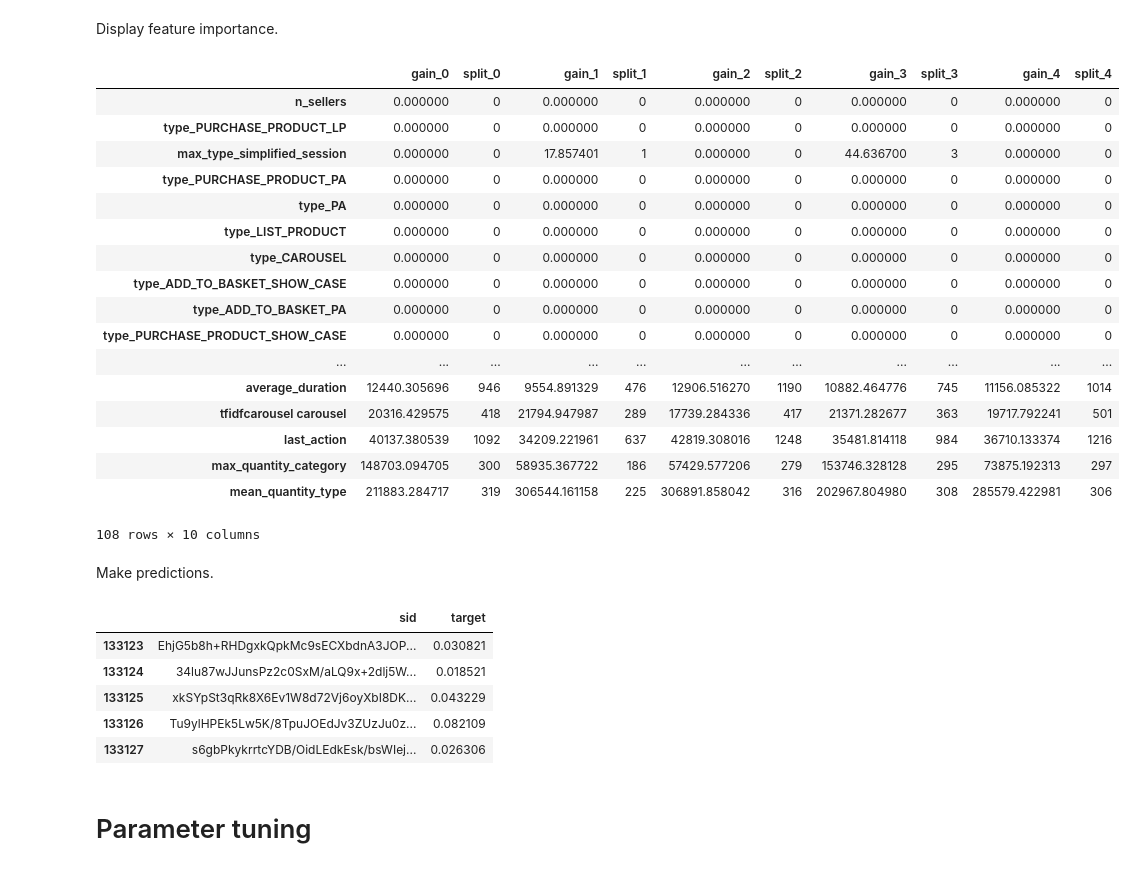
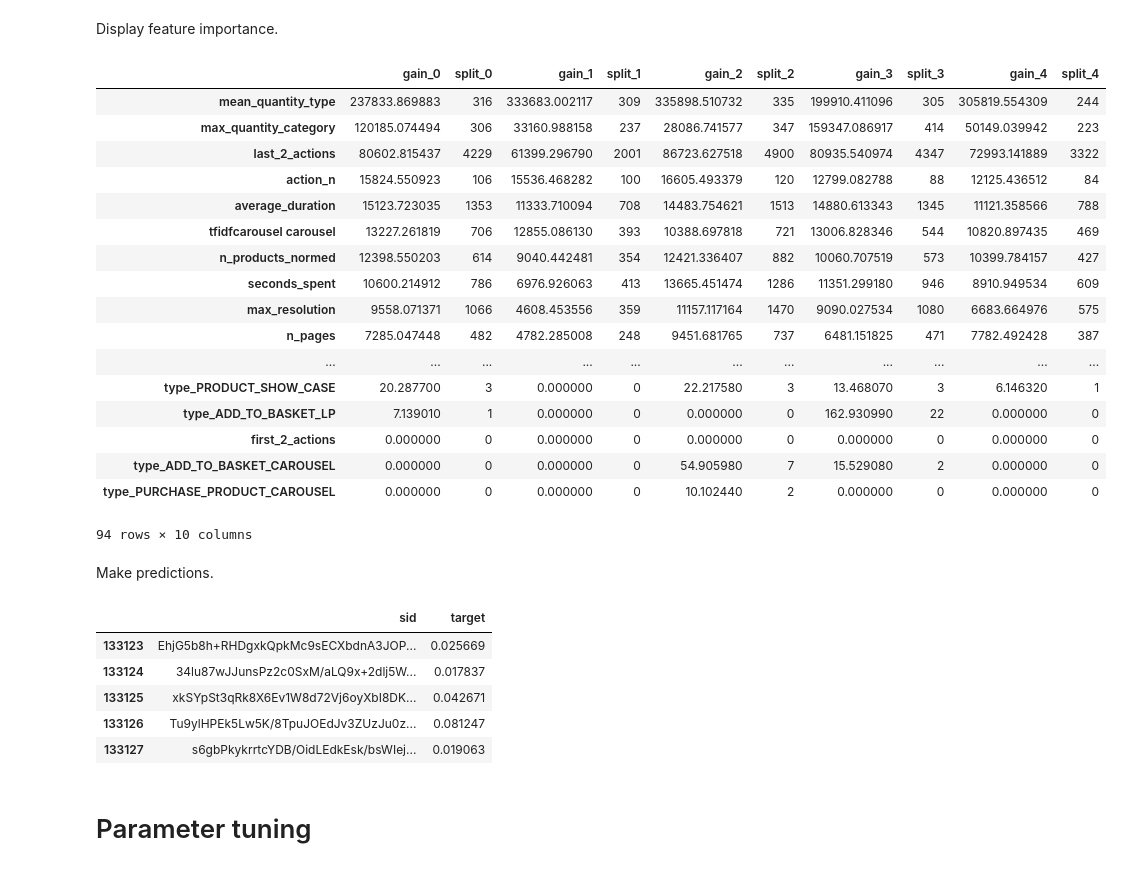
Before and after one commit to MaxHalford/DSG18-final, a Jupyter notebook: Solution.ipynb, the cells around one changed output. Cells and saved outputs as stored; diff of their text form; code cells hidden in the pictures.

```diff
--- a/Solution.ipynb
+++ b/Solution.ipynb
@@ -243,16 +245,16 @@ params = {
     'boosting_type': 'gbdt',
     'metric': 'binary',
     'num_threads': 8,
-    'num_leaves': 2 ** 4,
-    'min_data_per_group': 30,
+    'num_leaves': 2 ** 5,
+    'min_data_per_group': 50,
     'max_cat_threshold': 32,
     'max_cat_to_onehot': 4,
-    'cat_smooth': 5,
+    'cat_smooth': 40,
     'cat_l2': 10,
-    'max_bin': 255,
+    'max_bin': 511,
     'min_data_in_bin': 3,
     'scale_pos_weight': 1,
-    'min_data_in_leaf': 60,
+    'min_data_in_leaf': 40,
     'learning_rate': 0.01,
     'feature_fraction': 1,
     'feature_fraction_seed': 42,
@@ -290,7 +292,7 @@ for i, (fit_idx, val_idx) in enumerate(cv.split(X_train, y_train)):
         valid_names=('fit', 'val'),
         num_boost_round=10000,
         verbose_eval=50,
-        early_stopping_rounds=30,
+        early_stopping_rounds=40,
         evals_result=evals_result
     )
 
@@ -331,37 +333,37 @@ Val AUC: 0.26552 (+/- 0.00407)
 # %% [markdown]
 Display feature importance.
 # %%
-feature_importances_.sort_values('gain_0')
+feature_importances_.sort_values('gain_0', ascending=False)
 # %% [output]
 |  | gain_0 | split_0 | gain_1 | split_1 | gain_2 | split_2 | gain_3 | split_3 | gain_4 | split_4 |
-| n_sellers | 0.000000 | 0 | 0.000000 | 0 | 0.000000 | 0 | 0.000000 | 0 | 0.000000 | 0 |
-| type_PURCHASE_PRODUCT_LP | 0.000000 | 0 | 0.000000 | 0 | 0.000000 | 0 | 0.000000 | 0 | 0.000000 | 0 |
-| max_type_simplified_session | 0.000000 | 0 | 17.857401 | 1 | 0.000000 | 0 | 44.636700 | 3 | 0.000000 | 0 |
-| type_PURCHASE_PRODUCT_PA | 0.000000 | 0 | 0.000000 | 0 | 0.000000 | 0 | 0.000000 | 0 | 0.000000 | 0 |
-| type_PA | 0.000000 | 0 | 0.000000 | 0 | 0.000000 | 0 | 0.000000 | 0 | 0.000000 | 0 |
-| type_LIST_PRODUCT | 0.000000 | 0 | 0.000000 | 0 | 0.000000 | 0 | 0.000000 | 0 | 0.000000 | 0 |
-| type_CAROUSEL | 0.000000 | 0 | 0.000000 | 0 | 0.000000 | 0 | 0.000000 | 0 | 0.000000 | 0 |
-| type_ADD_TO_BASKET_SHOW_CASE | 0.000000 | 0 | 0.000000 | 0 | 0.000000 | 0 | 0.000000 | 0 | 0.000000 | 0 |
-| type_ADD_TO_BASKET_PA | 0.000000 | 0 | 0.000000 | 0 | 0.000000 | 0 | 0.000000 | 0 | 0.000000 | 0 |
-| type_PURCHASE_PRODUCT_SHOW_CASE | 0.000000 | 0 | 0.000000 | 0 | 0.000000 | 0 | 0.000000 | 0 | 0.000000 | 0 |
+| mean_quantity_type | 237833.869883 | 316 | 333683.002117 | 309 | 335898.510732 | 335 | 199910.411096 | 305 | 305819.554309 | 244 |
+| max_quantity_category | 120185.074494 | 306 | 33160.988158 | 237 | 28086.741577 | 347 | 159347.086917 | 414 | 50149.039942 | 223 |
+| last_2_actions | 80602.815437 | 4229 | 61399.296790 | 2001 | 86723.627518 | 4900 | 80935.540974 | 4347 | 72993.141889 | 3322 |
+| action_n | 15824.550923 | 106 | 15536.468282 | 100 | 16605.493379 | 120 | 12799.082788 | 88 | 12125.436512 | 84 |
+| average_duration | 15123.723035 | 1353 | 11333.710094 | 708 | 14483.754621 | 1513 | 14880.613343 | 1345 | 11121.358566 | 788 |
+| tfidfcarousel carousel | 13227.261819 | 706 | 12855.086130 | 393 | 10388.697818 | 721 | 13006.828346 | 544 | 10820.897435 | 469 |
+| n_products_normed | 12398.550203 | 614 | 9040.442481 | 354 | 12421.336407 | 882 | 10060.707519 | 573 | 10399.784157 | 427 |
+| seconds_spent | 10600.214912 | 786 | 6976.926063 | 413 | 13665.451474 | 1286 | 11351.299180 | 946 | 8910.949534 | 609 |
+| max_resolution | 9558.071371 | 1066 | 4608.453556 | 359 | 11157.117164 | 1470 | 9090.027534 | 1080 | 6683.664976 | 575 |
+| n_pages | 7285.047448 | 482 | 4782.285008 | 248 | 9451.681765 | 737 | 6481.151825 | 471 | 7782.492428 | 387 |
 | ... | ... | ... | ... | ... | ... | ... | ... | ... | ... | ... |
-| average_duration | 12440.305696 | 946 | 9554.891329 | 476 | 12906.516270 | 1190 | 10882.464776 | 745 | 11156.085322 | 1014 |
-| tfidfcarousel carousel | 20316.429575 | 418 | 21794.947987 | 289 | 17739.284336 | 417 | 21371.282677 | 363 | 19717.792241 | 501 |
-| last_action | 40137.380539 | 1092 | 34209.221961 | 637 | 42819.308016 | 1248 | 35481.814118 | 984 | 36710.133374 | 1216 |
-| max_quantity_category | 148703.094705 | 300 | 58935.367722 | 186 | 57429.577206 | 279 | 153746.328128 | 295 | 73875.192313 | 297 |
-| mean_quantity_type | 211883.284717 | 319 | 306544.161158 | 225 | 306891.858042 | 316 | 202967.804980 | 308 | 285579.422981 | 306 |
+| type_PRODUCT_SHOW_CASE | 20.287700 | 3 | 0.000000 | 0 | 22.217580 | 3 | 13.468070 | 3 | 6.146320 | 1 |
+| type_ADD_TO_BASKET_LP | 7.139010 | 1 | 0.000000 | 0 | 0.000000 | 0 | 162.930990 | 22 | 0.000000 | 0 |
+| first_2_actions | 0.000000 | 0 | 0.000000 | 0 | 0.000000 | 0 | 0.000000 | 0 | 0.000000 | 0 |
+| type_ADD_TO_BASKET_CAROUSEL | 0.000000 | 0 | 0.000000 | 0 | 54.905980 | 7 | 15.529080 | 2 | 0.000000 | 0 |
+| type_PURCHASE_PRODUCT_CAROUSEL | 0.000000 | 0 | 0.000000 | 0 | 10.102440 | 2 | 0.000000 | 0 | 0.000000 | 0 |
-108 rows × 10 columns
+94 rows × 10 columns
 # %% [markdown]
 Make predictions.
 # %%
 submission.head()
 # %% [output]
 |  | sid | target |
-| 133123 | EhjG5b8h+RHDgxkQpkMc9sECXbdnA3JOP... | 0.030821 |
-| 133124 | 34lu87wJJunsPz2c0SxM/aLQ9x+2dlj5W... | 0.018521 |
-| 133125 | xkSYpSt3qRk8X6Ev1W8d72Vj6oyXbI8DK... | 0.043229 |
-| 133126 | Tu9ylHPEk5Lw5K/8TpuJOEdJv3ZUzJu0z... | 0.082109 |
-| 133127 | s6gbPkykrrtcYDB/OidLEdkEsk/bsWIej... | 0.026306 |
+| 133123 | EhjG5b8h+RHDgxkQpkMc9sECXbdnA3JOP... | 0.025669 |
+| 133124 | 34lu87wJJunsPz2c0SxM/aLQ9x+2dlj5W... | 0.017837 |
+| 133125 | xkSYpSt3qRk8X6Ev1W8d72Vj6oyXbI8DK... | 0.042671 |
+| 133126 | Tu9ylHPEk5Lw5K/8TpuJOEdJv3ZUzJu0z... | 0.081247 |
+| 133127 | s6gbPkykrrtcYDB/OidLEdkEsk/bsWIej... | 0.019063 |
 # %%
 submission.to_csv('submissions/lgbm_{:.5f}_{:.5f}_{:.5f}_{:.5f}.csv'.format(fit_scores.mean(), fit_scores.std(), val_scores.mean(), val_scores.std()), index=False)
 # %% [markdown]
```
Also changed, not shown: parts of 18 cells of this notebook, 1 other file.
